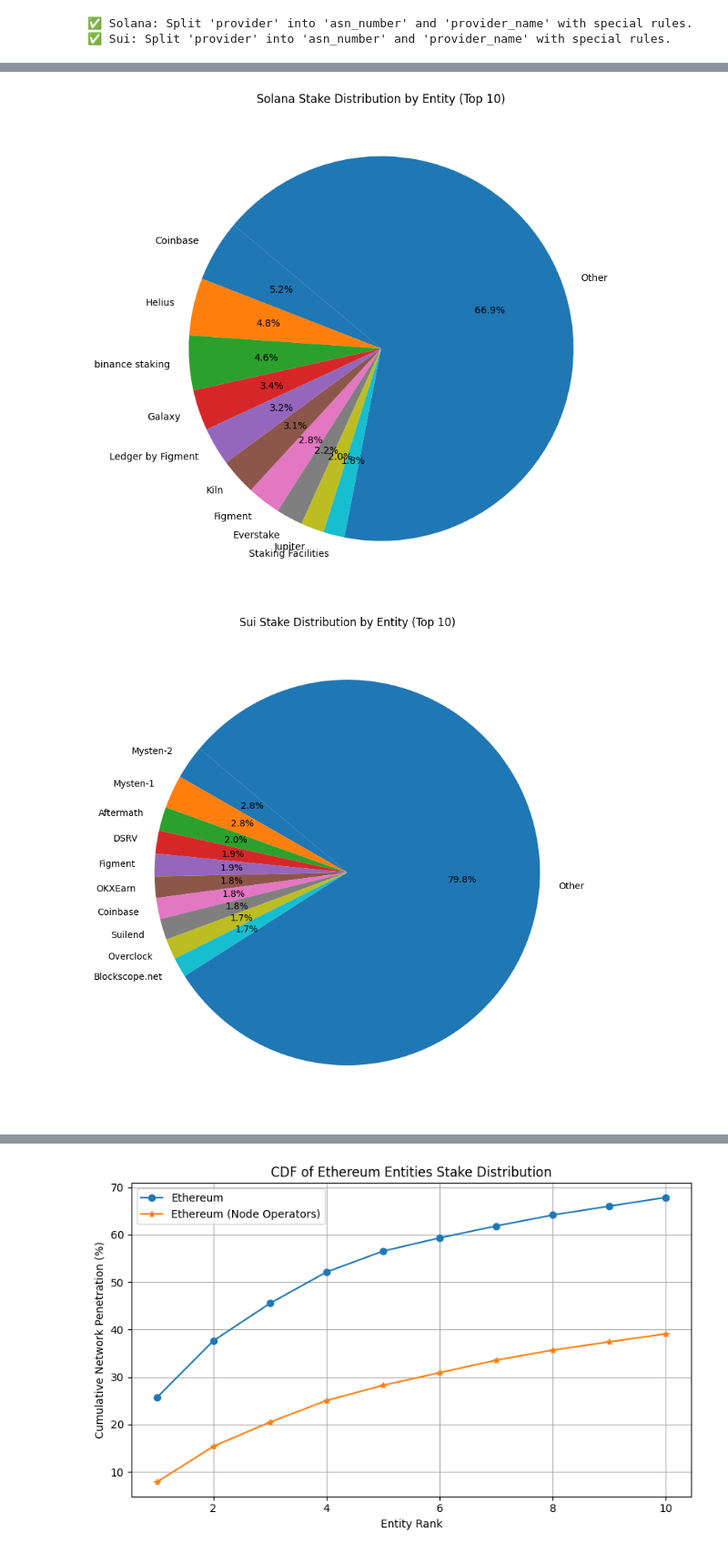
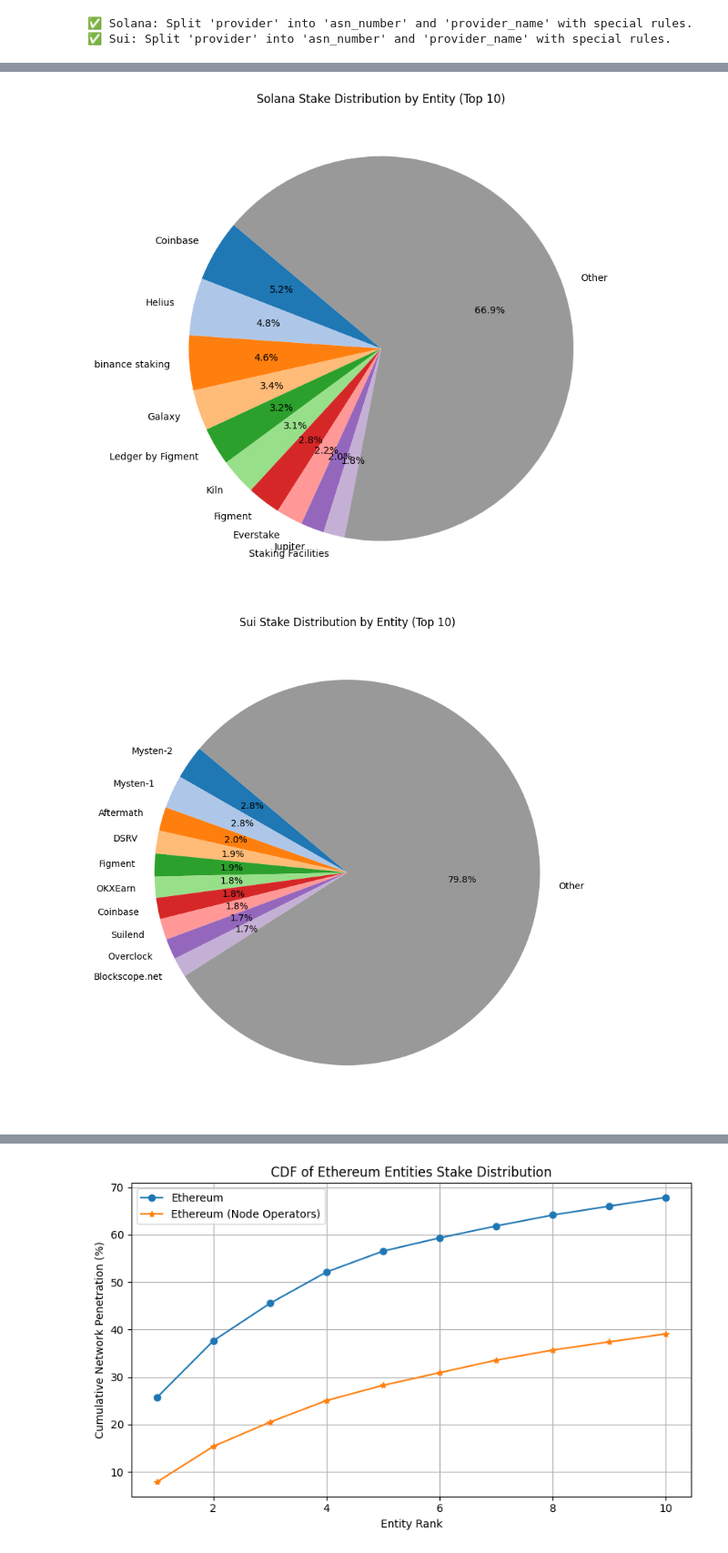
Before and after one commit to Firstset/decentralization-analysis, a Jupyter notebook: notebooks/01_data_exploration.ipynb, the cells around one changed output, grey strips where cells are left out. Shown at 91% size. Saved outputs shown, nothing was run; the diff lists cells and outputs as text; code cells hidden in the pictures.

Commit message:
improve colors

```diff
--- a/notebooks/01_data_exploration.ipynb
+++ b/notebooks/01_data_exploration.ipynb
@@ -509,5 +521,6 @@ plt.show()
 # %%
 import matplotlib.pyplot as plt
+from src.data_utils import pie_colors
 
 # Ethereum Pie Chart by City
 if 'eth_geo_provider_df' in locals() and not eth_geo_provider_df.empty and 'city' in eth_geo_provider_df.columns:
@@ -520,7 +533,8 @@ if 'eth_geo_provider_df' in locals() and not eth_geo_provider_df.empty and 'city
     if other > 0:
         pie_data['Other'] = other
     plt.figure(figsize=(8, 8))
-    pie_data.plot.pie(autopct='%1.1f%%', startangle=140, label='')
+    colors = pie_colors(len(pie_data) - ('Other' in pie_data))
+    pie_data.plot.pie(autopct='%1.1f%%', startangle=140, label='', colors=colors)
     plt.title('Ethereum Stake Distribution by City (Top 10)')
     plt.ylabel('')
     plt.tight_layout()
@@ -539,7 +553,8 @@ if 'solana_validators_df' in locals() and not solana_validators_df.empty and 'ci
     if other > 0:
         pie_data['Other'] = other
     plt.figure(figsize=(8, 8))
-    pie_data.plot.pie(autopct='%1.1f%%', startangle=140, label='')
+    colors = pie_colors(len(pie_data) - ('Other' in pie_data))
+    pie_data.plot.pie(autopct='%1.1f%%', startangle=140, label='', colors=colors)
     plt.title('Solana Stake Distribution by City (Top 10)')
     plt.ylabel('')
     plt.tight_layout()
@@ -558,7 +573,8 @@ if 'sui_validators_df' in locals() and not sui_validators_df.empty and 'city' in
     if other > 0:
         pie_data['Other'] = other
     plt.figure(figsize=(8, 8))
-    pie_data.plot.pie(autopct='%1.1f%%', startangle=140, label='')
+    colors = pie_colors(len(pie_data) - ('Other' in pie_data))
+    pie_data.plot.pie(autopct='%1.1f%%', startangle=140, label='', colors=colors)
     plt.title('Sui Stake Distribution by City (Top 10)')
     plt.ylabel('')
     plt.tight_layout()
@@ -572,9 +588,11 @@ else:
 # %%
 import matplotlib.pyplot as plt
 import numpy as np
+from src.data_utils import chain_colors
 
 top_n = 10
 plt.figure(figsize=(10, 6))
+colors = chain_colors()
 
 # Ethereum CDF by City
 if 'eth_geo_provider_df' in locals() and not eth_geo_provider_df.empty and 'city' in eth_geo_provider_df.columns:
@@ -583,7 +601,7 @@ if 'eth_geo_provider_df' in locals() and not eth_geo_provider_df.empty and 'city
     stake_cumsum = city_stake_sorted.cumsum()
     stake_cdf = stake_cumsum / stake_cumsum.iloc[-1] * 100
     city_indices = np.arange(1, len(stake_cdf) + 1)
-    plt.plot(city_indices[:top_n], stake_cdf.iloc[:top_n], marker='o', label='Ethereum')
+    plt.plot(city_indices[:top_n], stake_cdf.iloc[:top_n], marker='o', label='Ethereum', color=colors['ethereum'])
 
 # Solana CDF by City
 if 'solana_validators_df' in locals() and not solana_validators_df.empty and 'city' in solana_validators_df.columns:
@@ -593,7 +611,7 @@ if 'solana_validators_df' in locals() and not solana_validators_df.empty and 'ci
     stake_cumsum = city_stake_sorted.cumsum()
     stake_cdf = stake_cumsum / stake_cumsum.iloc[-1] * 100
     city_indices = np.arange(1, len(stake_cdf) + 1)
-    plt.plot(city_indices[:top_n], stake_cdf.iloc[:top_n], marker='s', label='Solana')
+    plt.plot(city_indices[:top_n], stake_cdf.iloc[:top_n], marker='s', label='Solana', color=colors['solana'])
 
 # Sui CDF by City
 if 'sui_validators_df' in locals() and not sui_validators_df.empty and 'city' in sui_validators_df.columns:
@@ -603,7 +621,7 @@ if 'sui_validators_df' in locals() and not sui_validators_df.empty and 'city' in
     stake_cumsum = city_stake_sorted.cumsum()
     stake_cdf = stake_cumsum / stake_cumsum.iloc[-1] * 100
     city_indices = np.arange(1, len(stake_cdf) + 1)
-    plt.plot(city_indices[:top_n], stake_cdf.iloc[:top_n], marker='^', label='Sui')
+    plt.plot(city_indices[:top_n], stake_cdf.iloc[:top_n], marker='^', label='Sui', color=colors['sui'])
 
 plt.xlabel('City Count (sorted by stake)')
 plt.ylabel('Cumulative Stake %')
@@ -617,5 +635,6 @@ plt.show()
 # %%
 import matplotlib.pyplot as plt
+from src.data_utils import pie_colors
 
 top_n = 10
 
@@ -629,7 +648,7 @@ if 'eth_geo_provider_df' in locals() and not eth_geo_provider_df.empty and 'asn_
     if other > 0:
         pie_data['Other'] = other
     plt.figure(figsize=(8, 8))
-    pie_data.plot.pie(autopct='%1.1f%%', startangle=140, label='')
+    pie_data.plot.pie(autopct='%1.1f%%', startangle=140, label='', colors=pie_colors(n_main=10))
     plt.title('Ethereum Stake Distribution by Provider (Top 10)')
     plt.ylabel('')
     plt.tight_layout()
@@ -648,7 +667,7 @@ if 'solana_validators_df' in locals() and not solana_validators_df.empty and 'pr
     if other > 0:
         pie_data['Other'] = other
     plt.figure(figsize=(8, 8))
-    pie_data.plot.pie(autopct='%1.1f%%', startangle=140, label='')
+    pie_data.plot.pie(autopct='%1.1f%%', startangle=140, label='', colors=pie_colors(n_main=10))
     plt.title('Solana Stake Distribution by Provider (Top 10)')
     plt.ylabel('')
     plt.tight_layout()
@@ -667,7 +686,7 @@ if 'sui_validators_df' in locals() and not sui_validators_df.empty and 'provider
     if other > 0:
         pie_data['Other'] = other
     plt.figure(figsize=(8, 8))
-    pie_data.plot.pie(autopct='%1.1f%%', startangle=140, label='')
+    pie_data.plot.pie(autopct='%1.1f%%', startangle=140, label='', colors=pie_colors(n_main=10))
     plt.title('Sui Stake Distribution by Provider (Top 10)')
     plt.ylabel('')
     plt.tight_layout()
@@ -681,9 +700,11 @@ else:
 # %%
 import matplotlib.pyplot as plt
 import numpy as np
+from src.data_utils import chain_colors
 
 plt.figure(figsize=(10, 6))
 top_n = 10
+colors = chain_colors()
 
 # Ethereum CDF by Provider
 if 'eth_geo_provider_df' in locals() and not eth_geo_provider_df.empty and 'asn_organization' in eth_geo_provider_df.columns:
@@ -692,7 +713,7 @@ if 'eth_geo_provider_df' in locals() and not eth_geo_provider_df.empty and 'asn_
     stake_cumsum = provider_stake_sorted.cumsum()
     stake_cdf = stake_cumsum / stake_cumsum.iloc[-1] * 100
     provider_indices = np.arange(1, len(stake_cdf) + 1)
-    plt.plot(provider_indices[:top_n], stake_cdf.iloc[:top_n], marker='o', label='Ethereum')
+    plt.plot(provider_indices[:top_n], stake_cdf.iloc[:top_n], marker='o', label='Ethereum', color=colors['ethereum'])
 
 # Solana CDF by Provider Name
 if 'solana_validators_df' in locals() and not solana_validators_df.empty and 'provider_name' in solana_validators_df.columns:
@@ -702,7 +723,7 @@ if 'solana_validators_df' in locals() and not solana_validators_df.empty and 'pr
     stake_cumsum = provider_stake_sorted.cumsum()
     stake_cdf = stake_cumsum / stake_cumsum.iloc[-1] * 100
     provider_indices = np.arange(1, len(stake_cdf) + 1)
-    plt.plot(provider_indices[:top_n], stake_cdf.iloc[:top_n], marker='s', label='Solana')
+    plt.plot(provider_indices[:top_n], stake_cdf.iloc[:top_n], marker='s', label='Solana', color=colors['solana'])
 
 # Sui CDF by Provider Name
 if 'sui_validators_df' in locals() and not sui_validators_df.empty and 'provider_name' in sui_validators_df.columns:
@@ -712,7 +733,7 @@ if 'sui_validators_df' in locals() and not sui_validators_df.empty and 'provider
     stake_cumsum = provider_stake_sorted.cumsum()
     stake_cdf = stake_cumsum / stake_cumsum.iloc[-1] * 100
     provider_indices = np.arange(1, len(stake_cdf) + 1)
-    plt.plot(provider_indices[:top_n], stake_cdf.iloc[:top_n], marker='^', label='Sui')
+    plt.plot(provider_indices[:top_n], stake_cdf.iloc[:top_n], marker='^', label='Sui', color=colors['sui'])
 
 plt.xlabel('Provider Count (sorted by stake)')
 plt.ylabel('Cumulative Stake %')
@@ -726,5 +747,6 @@ plt.show()
 # %%
 import matplotlib.pyplot as plt
+from src.data_utils import pie_colors
 
 top_n = 10
 
@@ -738,7 +760,7 @@ if 'eth_entities_df' in locals() and not eth_entities_df.empty and 'name' in eth
     if other > 0:
         pie_data['Other'] = other
     plt.figure(figsize=(8, 8))
-    pie_data.plot.pie(autopct='%1.1f%%', startangle=140, label='')
+    pie_data.plot.pie(autopct='%1.1f%%', startangle=140, label='', colors=pie_colors(n_main=10))
     plt.title('Ethereum Stake Distribution by Entity (Top 10)')
     plt.ylabel('')
     plt.tight_layout()
@@ -757,7 +779,7 @@ if 'solana_validators_df' in locals() and not solana_validators_df.empty and 'na
     if other > 0:
         pie_data['Other'] = other
     plt.figure(figsize=(8, 8))
-    pie_data.plot.pie(autopct='%1.1f%%', startangle=140, label='')
+    pie_data.plot.pie(autopct='%1.1f%%', startangle=140, label='', colors=pie_colors(n_main=10))
     plt.title('Solana Stake Distribution by Entity (Top 10)')
     plt.ylabel('')
     plt.tight_layout()
@@ -776,7 +798,7 @@ if 'sui_validators_df' in locals() and not sui_validators_df.empty and 'name' in
     if other > 0:
         pie_data['Other'] = other
     plt.figure(figsize=(8, 8))
-    pie_data.plot.pie(autopct='%1.1f%%', startangle=140, label='')
+    pie_data.plot.pie(autopct='%1.1f%%', startangle=140, label='', colors=pie_colors(n_main=10))
     plt.title('Sui Stake Distribution by Entity (Top 10)')
     plt.ylabel('')
     plt.tight_layout()
@@ -788,5 +810,5 @@ else:
-[figure, old version]
+[figure, new version]
-[figure, old version]
+[figure, new version]
 # %%
 import matplotlib.pyplot as plt
 import numpy as np
```
Also changed, not shown: parts of 15 cells of this notebook, 2 other files.
